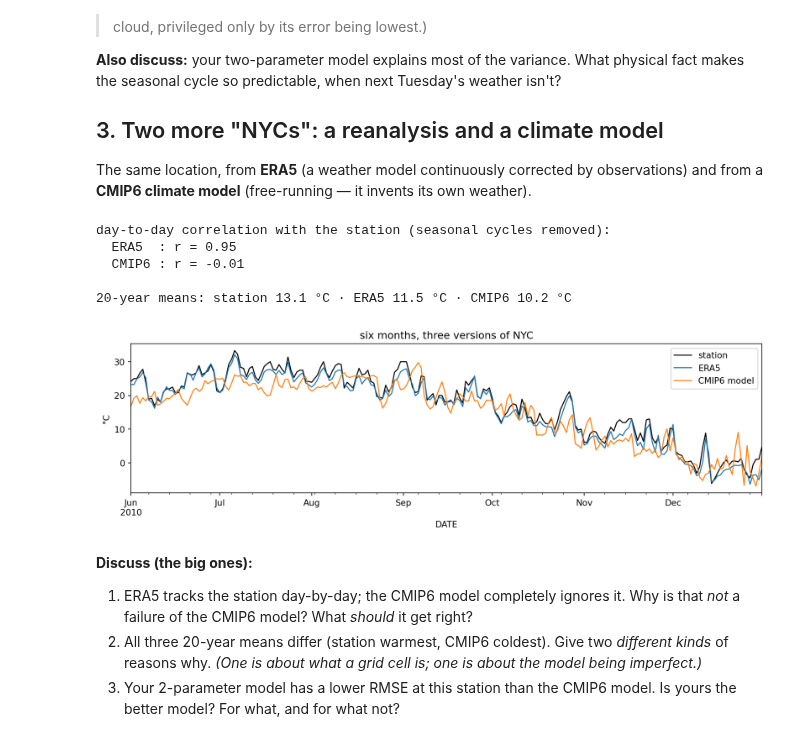
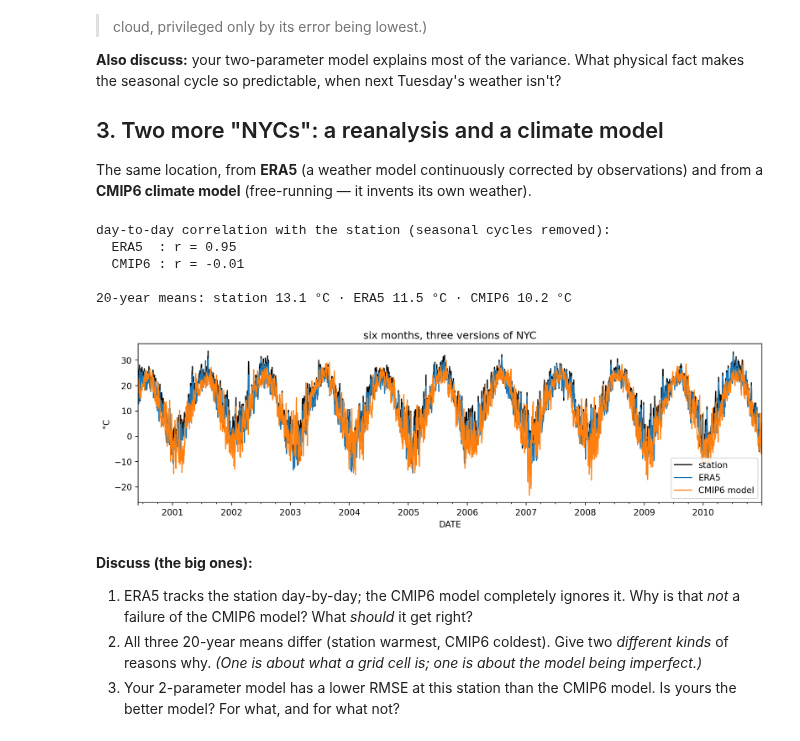
Before and after one commit to dhruvbalwada/intro-climate-modeling-fall2026, a Jupyter notebook: labs/lab0c_nyc_climate.ipynb, the cells around one changed output. Drawn from its saved outputs; the diff is of its cells as text; code cells hidden in the pictures.

```diff
--- a/labs/lab0c_nyc_climate.ipynb
+++ b/labs/lab0c_nyc_climate.ipynb
@@ -123,23 +110,23 @@ The same location, from **ERA5** (a weather model continuously corrected by obse
 # %%
 fig, ax = plt.subplots(figsize=(11, 3.5))
 for c, col, lab in [("t_obs", "k", "station"), ("t_era5", "tab:blue", "ERA5"), ("t_cmip6", "tab:orange", "CMIP6 model")]:
-    df[c]["2010-06":"2010-12"].plot(ax=ax, lw=1.2, color=col, label=lab)
+    df[c]["2000-06":"2010-12"].plot(ax=ax, lw=1.2, color=col, label=lab)
 ax.set_ylabel("°C"); ax.legend(); ax.set_title("six months, three versions of NYC")
 plt.tight_layout()
 
 doyg = df.index.dayofyear
 a = df.apply(lambda c: c - c.groupby(doyg).transform("mean"))  # each series minus its own seasonal cycle
 print("day-to-day correlation with the station (seasonal cycles removed):")
 print(f"  ERA5  : r = {a['t_obs'].corr(a['t_era5']):.2f}")
 print(f"  CMIP6 : r = {a['t_obs'].corr(a['t_cmip6']):.2f}")
 print(f"\n20-year means: station {df['t_obs'].mean():.1f} °C · ERA5 {df['t_era5'].mean():.1f} °C · CMIP6 {df['t_cmip6'].mean():.1f} °C")
 # %% [output]
 day-to-day correlation with the station (seasonal cycles removed):
   ERA5  : r = 0.95
   CMIP6 : r = -0.01
 
 20-year means: station 13.1 °C · ERA5 11.5 °C · CMIP6 10.2 °C
-[figure, old version]
+[figure, new version]
 # %% [markdown]
 **Discuss (the big ones):**
 
```
Also changed, not shown: parts of 2 cells of this notebook, 2 other files.
